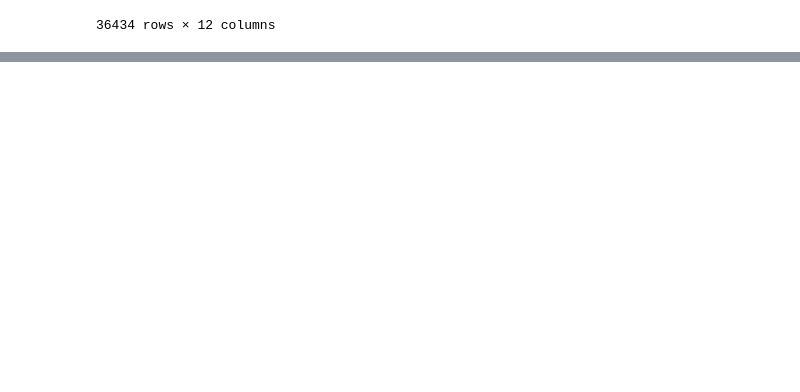
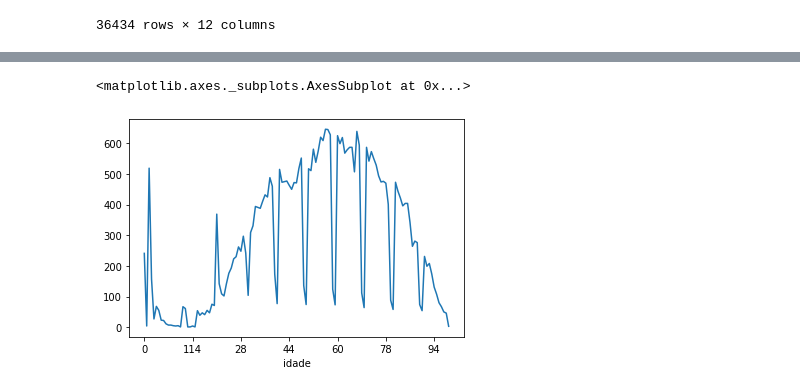
Before and after one commit to guilpassos/Data_Science, a Jupyter notebook: Atividade_02.ipynb, the cells around one changed output, grey strips where cells are left out. Cells and saved outputs as stored; diff of their text form; code cells hidden in the pictures; blank space fills up the shorter version.

```diff
--- a/Atividade_02.ipynb
+++ b/Atividade_02.ipynb
@@ -343,0 +346,5 @@ df5
+# %%
+df5.groupby(['idade']).idade.count().plot()
+# %% [output]
+<matplotlib.axes._subplots.AxesSubplot at 0x...>
+[figure, added]
```
Also changed, not shown: parts of 8 cells of this notebook.
